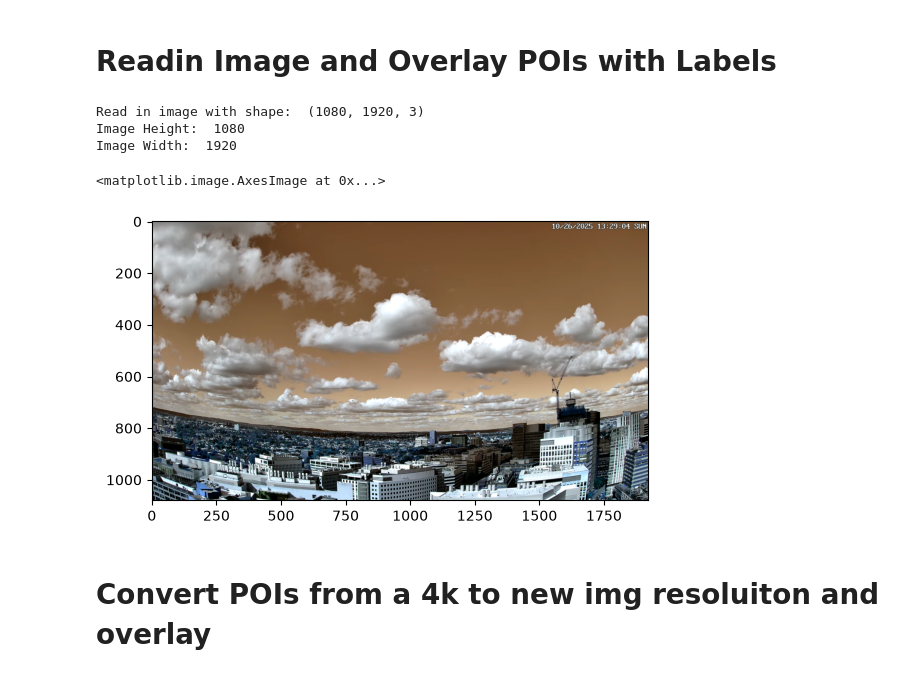
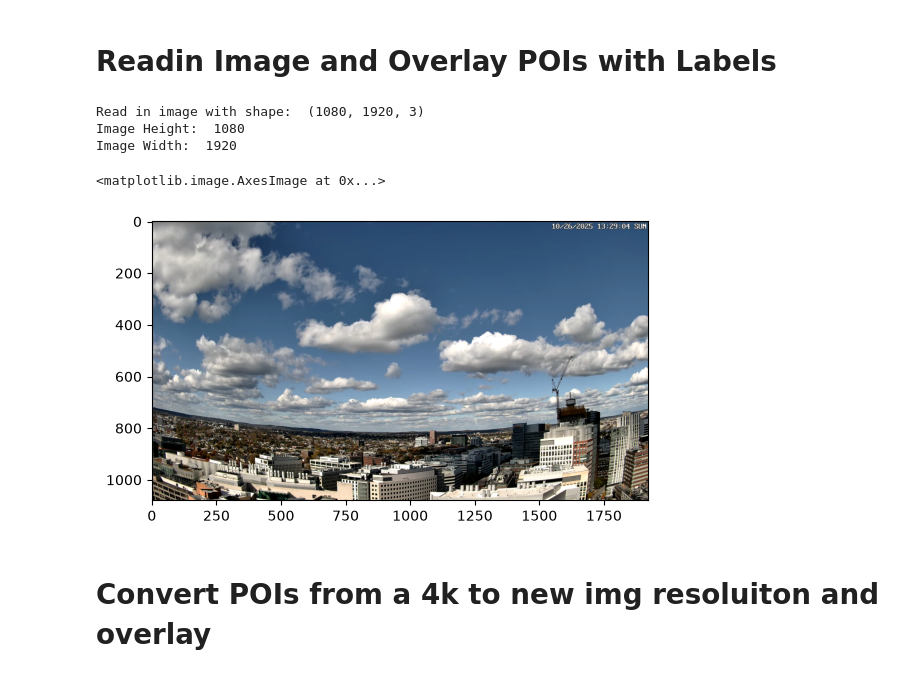
Before and after one commit to cjj-mids/w281-assignment-1, a Jupyter notebook: assignment1.ipynb, the cells around one changed output. Saved outputs shown, nothing was run; the diff lists cells and outputs as text; code cells hidden in the pictures.

```diff
--- a/assignment1.ipynb
+++ b/assignment1.ipynb
@@ -395,23 +395,24 @@ pois_df
 # %%
 import cv2
 import matplotlib.pyplot as plt
 
 # Read image into memory + convert default CV2 BGR -> RGB
 frame = cv2.imread('sample_frame.png')
+frame = cv2.cvtColor(frame, cv2.COLOR_BGR2RGB)
 
 # Measure image size
 image_height, image_width, _ = frame.shape
 
 print('Read in image with shape: ', frame.shape)
 print('Image Height: ', image_height)
 print('Image Width: ', image_width)
 plt.imshow(frame)
 # %% [output]
 Read in image with shape:  (1080, 1920, 3)
 Image Height:  1080
 Image Width:  1920
 <matplotlib.image.AxesImage at 0x...>
-[figure, old version]
+[figure, new version]
 # %% [markdown]
 # Convert POIs from a 4k to new img resoluiton and overlay
 # %%
```
Also changed, not shown: parts of 6 cells of this notebook.
